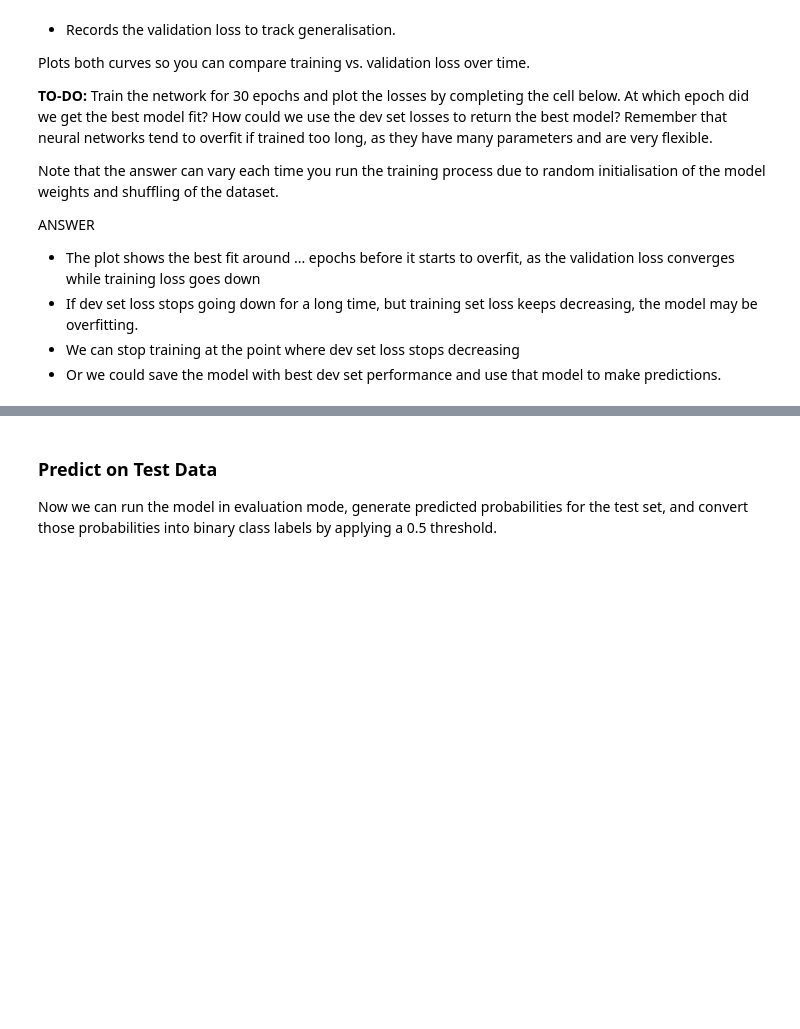
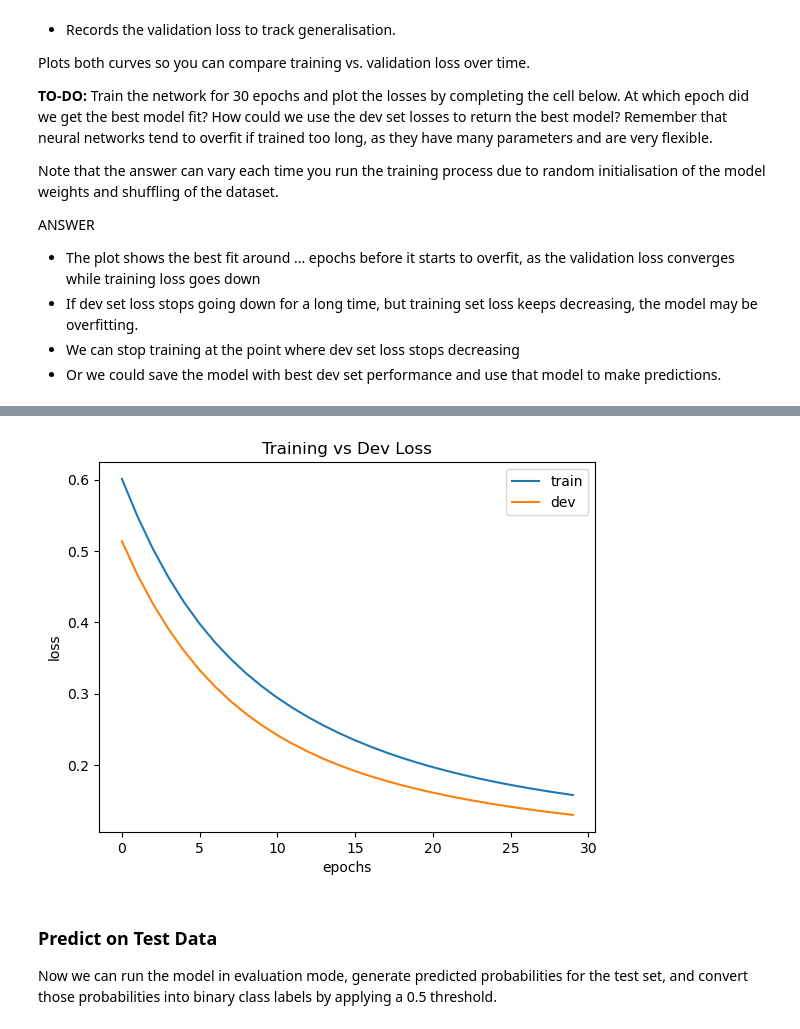
Before and after one commit to YeniaoArt/2025_26-AI-materials, a Jupyter notebook: worksheets/worksheet4.ipynb, the cells around one changed output, grey strips where cells are left out. Drawn from its saved outputs; the diff is of its cells as text; code cells hidden in the pictures; blank space fills up the shorter version.

```diff
--- a/worksheets/worksheet4.ipynb
+++ b/worksheets/worksheet4.ipynb
@@ -32,3 +34,11 @@ Take a look at the data in `X`. How many datapoints are there? How many features
 Take a look at the targets. Is this suitable for a classification algorithm or a regression algorithm?
 # %%
 #TODO: import suitable packages, load the dataset, and save data and targets into variables X and Y
+from sklearn.datasets import load_breast_cancer
+
+# Load the breast cancer dataset
+breast_cancer = load_breast_cancer()
+X = breast_cancer.data
+Y = breast_cancer.target
+X.shape
+#Y #classification labels
@@ -38,9 +50,9 @@ Take a look at the targets. Is this suitable for a classification algorithm or a
 Use the function `train_test_split` from `sklearn.model_selection` to split your data into a training set and a held-out test set. Use a test set that is 0.2 of the original dataset. Set the parameter `random_state` to 10 to help with replication.
 # %%
 # TODO: import the package train_test_split from sklearn.model_selection.
-
+from sklearn.model_selection import train_test_split
 # Split the dataset into Xtr, Xtest, Ytr, Ytest
-Xtr, Xtest, Ytr, Ytest=##TODO##
+Xtr, Xtest, Ytr, Ytest = train_test_split(X, Y, test_size=0.2, random_state=42)
 # %% [markdown]
 Perceptrons are very sensitive to feature scale. Standardise your input data by applying `StandardScaler` from `sklearn.preprocessing` to both the training set (`Xtr`) and the test set (`Xtest`).
 # %%
@@ -194,29 +224,46 @@ ANSWER
 # %%
 num_epochs=30
 train_losses = []
-dev_losses = []
+dev_losses = [] #这两个空列表像“笔记本”一样，记录每一次迭代后的误差，以便后续画出损失曲线。
 
 ### TRAINING LOOP WITH LOSS TRACKING ###
 for epoch in range(num_epochs):
-    model.train()
-    optimizer.zero_grad()
+    model.train() #告诉模型：“现在开始学习了”
+    optimizer.zero_grad() # PyTorch 默认会累加梯度。在处理新一轮数据前，必须把上一轮的梯度清零，否则训练会乱套。
+                          # 当你调用 loss.backward() 时，
+                          # 计算出的梯度不会覆盖旧的梯度，
+                          # 而是会**累加（Accumulate）**到现有的梯度上（即 grad = grad + new_grad）
+                          # 无论你的模型是简单的单层感知机，还是拥有上千层的超级深度神经网络（如 GPT），在 PyTorch 的标准训练流程中，这一步都是必须的。
 
     # forward pass
-    outputs = model(Xtr_t)
-    loss = criterion(outputs, Ytr_t)
-    train_losses.append(loss.item())
+    outputs = model(Xtr_t) #把数据喂给模型，得到当前的预测值
+    loss = criterion(outputs, Ytr_t) #计算“预测值”与“真实标签”之间的差距，loss是包含了计算图信息的张量（Tensor）
+    train_losses.append(loss.item()) #loss.item() 是一个纯数字(float)，记录当前的误差值。这个数值越小，说明模型的预测越接近真实标签。
 
     # backward + update
-    loss.backward()
-    optimizer.step()
-    print(f"Epoch {epoch+1}/num_epochs, Loss: {loss.item():.4f}")
+    loss.backward() # 计算出损失函数对模型中每一个权重（W 和 b）的导数（梯度Gradient）,告诉模型：“如果要减小误差，每个参数应该往哪个方向调整”。
+                    # 计算出的梯度会被存储在每个参数对象的 .grad 属性中。
+    optimizer.step() # 优化器（Adam）正式出手，根据刚才计算出的梯度，微微调整模型参数。这一步才是真正的修正
+                     # 优化器（如 Adam 或 SGD）会读取刚才保存在 .grad 里的梯度值，并结合学习率（Learning Rate）来更新参数。
+                     # 公式体现：W_{new} = W_{old} - learning_rate * gradient
+    print(f"Epoch {epoch+1}/{num_epochs}, Loss: {loss.item():.4f}")
 
     # compute dev/validation loss
-    model.eval()
-    with torch.no_grad():
+    model.eval() #切换到“评估模式”，关闭学习相关的机制。
+    with torch.no_grad(): #这是一个优化开关。告诉 PyTorch：“现在只是考试，不需要计算梯度，也不需要更新参数”。这样可以节省大量内存和计算资源。
         dev_out = model(Xtest_t)
         dev_loss = criterion(dev_out, torch.tensor(Ytest, dtype=torch.float32).view(-1,1))
-        dev_losses.append(dev_loss.item())
+        dev_losses.append(dev_loss.item()) #记录验证集损失，用来观察模型是否发生了过拟合
+        '''
+        评估(Validation/Dev Loss, 本代码块的部分):是为了在训练过程中监控模型在“未见过的数据”上的表现，防止过拟合。
+            代码逻辑上,这一部分可以使用Xtest_t,因为你的模型在训练(optimizer.step())时并没有真正“读到”这些测试数据
+
+        预测(Final Prediction, prediction部分的代码):是为了在训练完成后，看看模型最终的实战能力
+            为了达到最严谨的科学标准，通常建议将数据分为三份:
+                训练集(Train Set): 用于模型学习和参数调整。
+                验证集(Validation/Dev Set): 用于在训练过程中评估模型性能，调整超参数，监控过拟合。
+                测试集(Test Set): 用于在训练完全结束后，评估模型的最终性能，模拟真实世界的应用场景。
+        '''
 
 ### PLOT ###
 plt.figure()
@@ -229,3 +276,4 @@ plt.ylabel('loss')
 plt.legend()
 plt.title("Training vs Dev Loss")
 plt.show()
+# %% [output]
@@ -232,3 +297,4 @@ plt.show()
+[figure, added]
 # %% [markdown]
 ### Predict on Test Data
 Now we can run the model in evaluation mode, generate predicted probabilities for the test set, and convert those probabilities into binary class labels by applying a 0.5 threshold.
```
Also changed, not shown: parts of 29 cells of this notebook.
